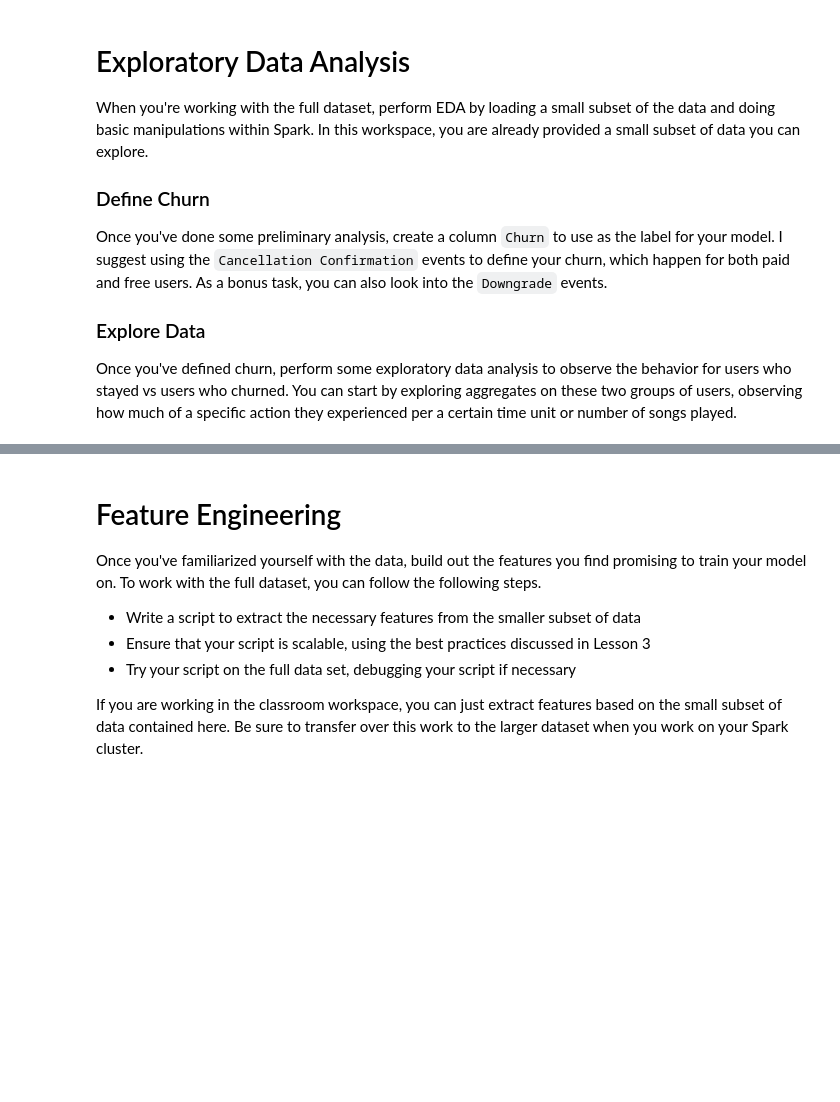
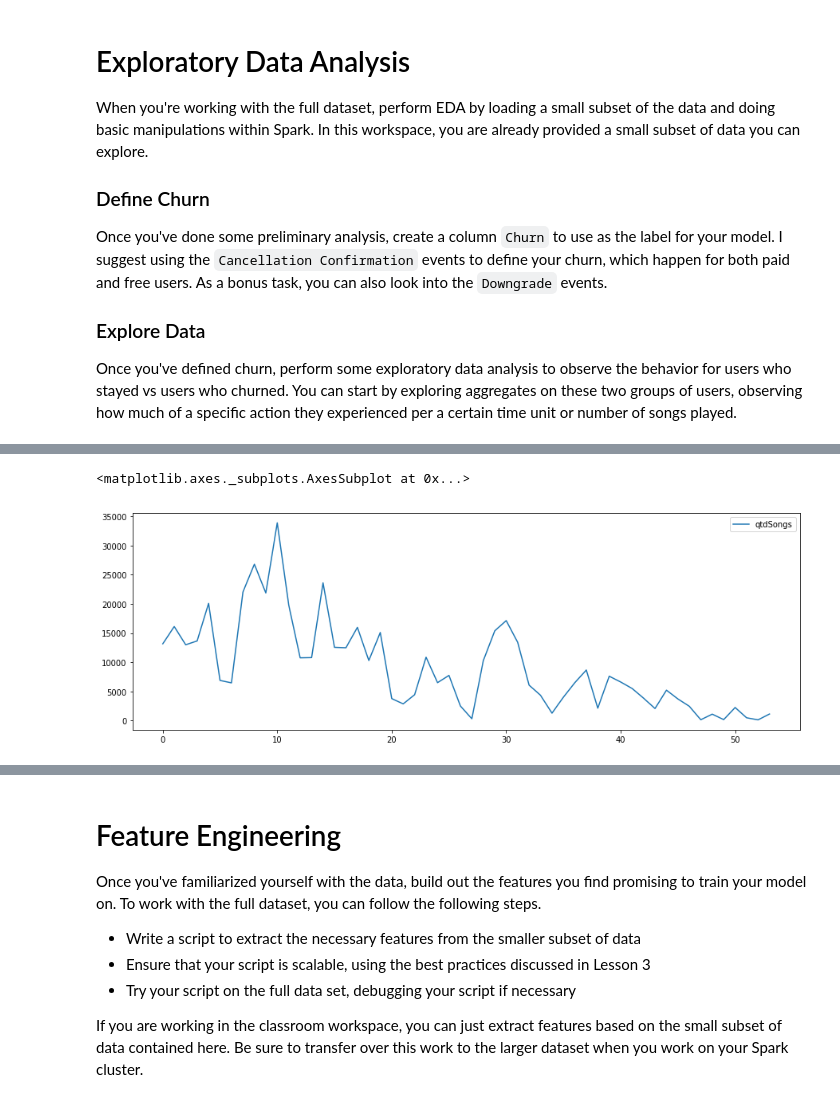
Before and after one commit to gustavo-leandro/sparkify-project, a Jupyter notebook: Sparkify.ipynb, the cells around one changed output, grey strips where cells are left out. Saved outputs shown, nothing was run; the diff lists cells and outputs as text; code cells hidden in the pictures; blank space fills up the shorter version.

```diff
--- a/Sparkify.ipynb
+++ b/Sparkify.ipynb
@@ -188,0 +170,3 @@ validUsers.filter(validUsers.page.contains('Up')).groupby(validUsers.page).count
+# %%
+churnedSongs = churnedDf.filter(churnedDf.page == 'NextSong')
+nChurnedSongs = nChurnedDf.filter(nChurnedDf.page == 'NextSong')
@@ -188,0 +188,8 @@ validUsers.filter(validUsers.page.contains('Up')).groupby(validUsers.page).count
+# %%
+songByDay = churnedSongs.groupby(churnedSongs.date).count().orderBy(churnedSongs.date).select(col("date").alias("date_a"), col("count").alias("qtdSongs"))
+userByDay = churnedSongs.select(['date','userId']).dropDuplicates().groupby(churnedSongs.date).count().orderBy(churnedSongs.date).select(col("date").alias("date_b"), col("count").alias("qtdUsers"))
+# %%
+songsByUserDay = songByDay.join(userByDay, songByDay.date_a == userByDay.date_b, 'left').orderBy(songByDay.date_a)
+songsByUserDay = songsByUserDay.withColumn("songs_user", songsByUserDay.qtdSongs/songsByUserDay.qtdUsers).drop(songsByUserDay.date_b)
+# %%
+pdSongsDay = songsByUserDay.toPandas()
@@ -188,0 +205,5 @@ validUsers.filter(validUsers.page.contains('Up')).groupby(validUsers.page).count
+# %%
+pdSongsDay[['date_a','qtdSongs']].plot.line(figsize=(15,5))
+# %% [output]
+<matplotlib.axes._subplots.AxesSubplot at 0x...>
+[figure, added]
```
Also changed, not shown: parts of 75 cells of this notebook.
